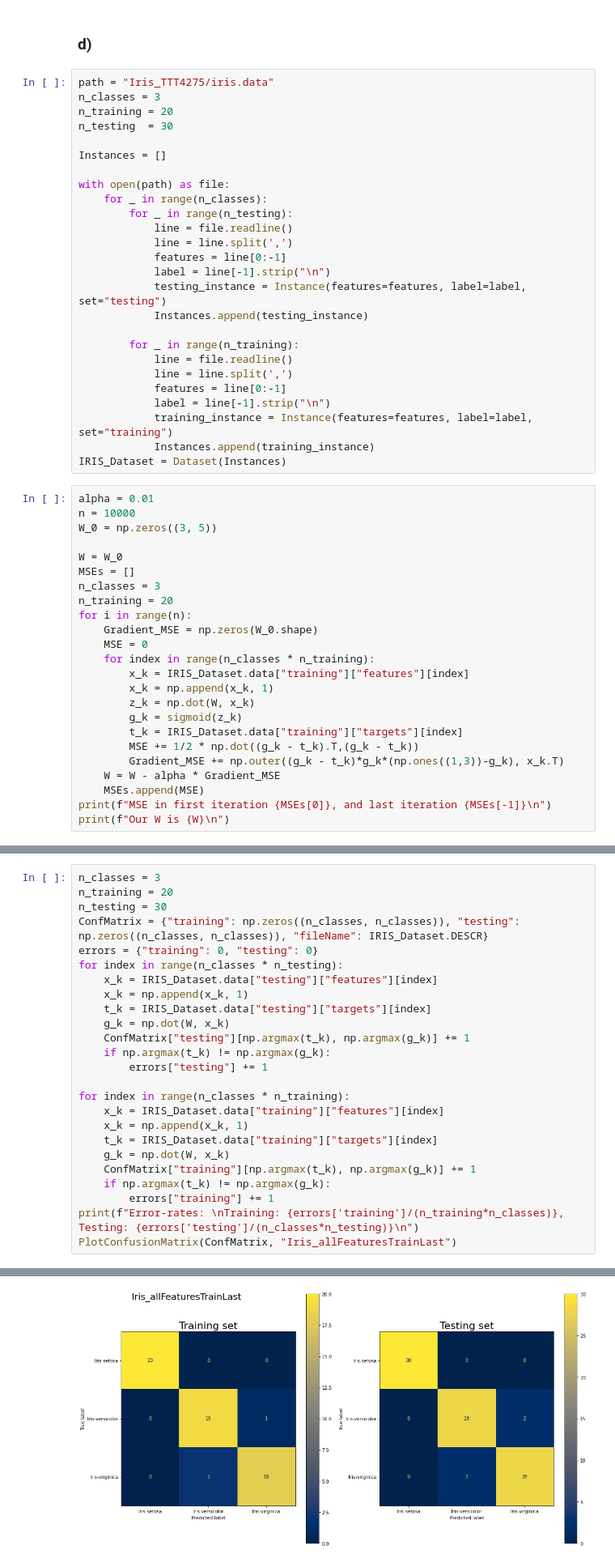
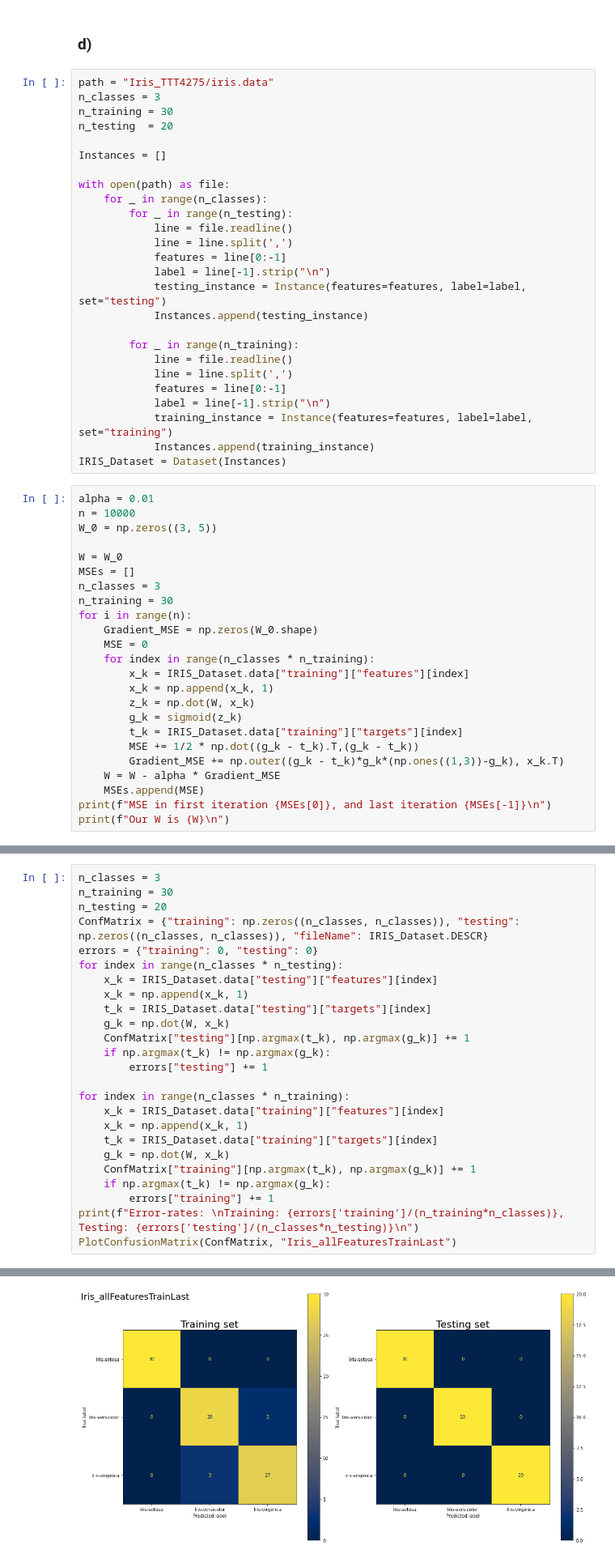
Before and after one commit to simon-cmyk/Classifier, a Jupyter notebook: Iris.ipynb, the cells around one changed output, grey strips where cells are left out. Shown: that part at 81% size. Cells and saved outputs as stored; diff of their text form.

```diff
--- a/Iris.ipynb
+++ b/Iris.ipynb
@@ -180,8 +180,8 @@ Training: 0.011111111111111112, Testing: 0.03333333333333333
 # %%
 path = "Iris_TTT4275/iris.data"
 n_classes = 3
-n_training = 20
-n_testing  = 30
+n_training = 30
+n_testing  = 20
 
 Instances = []
 
@@ -211,7 +211,7 @@ W_0 = np.zeros((3, 5))
 W = W_0
 MSEs = []
 n_classes = 3
-n_training = 20
+n_training = 30
 for i in range(n):
     Gradient_MSE = np.zeros(W_0.shape)
     MSE = 0
@@ -236,7 +236,7 @@ Our W is [[ 0.66412962  1.88106497 -3.21504588 -1.52449819  0.36267261]
 # %%
 n_classes = 3
-n_training = 20
-n_testing = 30
+n_training = 30
+n_testing = 20
 ConfMatrix = {"training": np.zeros((n_classes, n_classes)), "testing": np.zeros((n_classes, n_classes)), "fileName": IRIS_Dataset.DESCR}
 errors = {"training": 0, "testing": 0}
 for index in range(n_classes * n_testing):
@@ -264,5 +264,5 @@ Training: 0.05, Testing: 0.044444444444444446
 <Figure size 432x288 with 0 Axes>
-[figure, old version]
+[figure, new version]
 # %% [markdown]
 #TODO: Set dei ved siden av kvarandre.
 # %% [markdown]
```
Also changed, not shown: parts of 6 cells of this notebook, 6 other files.
